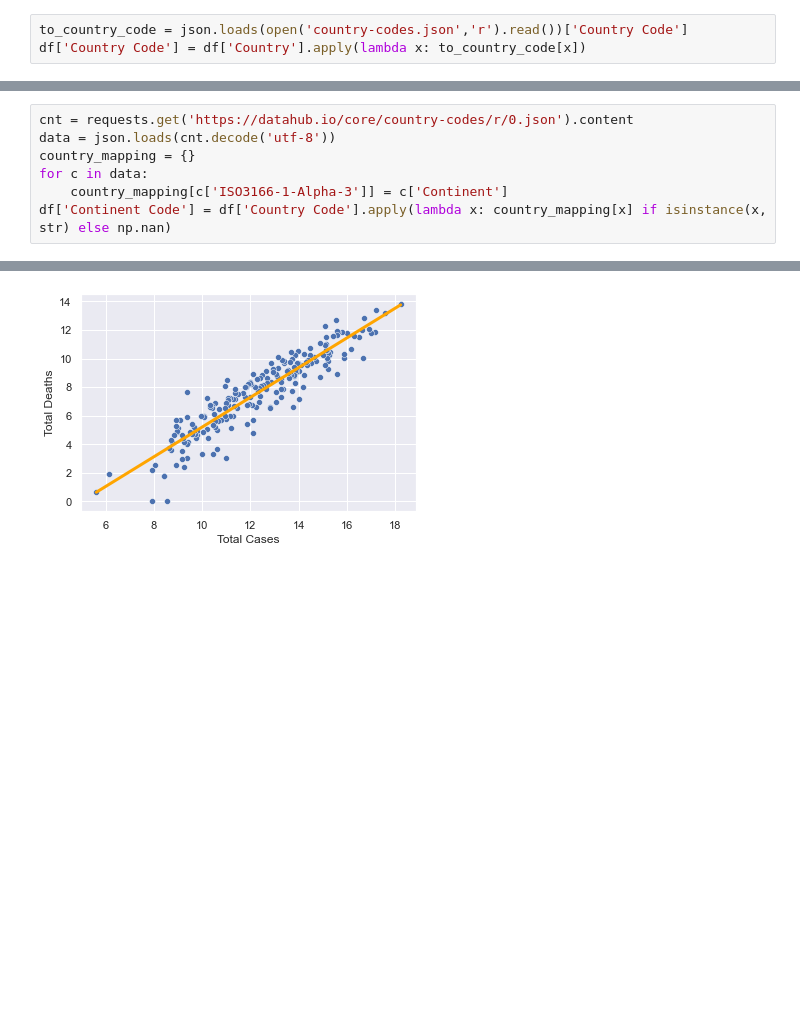
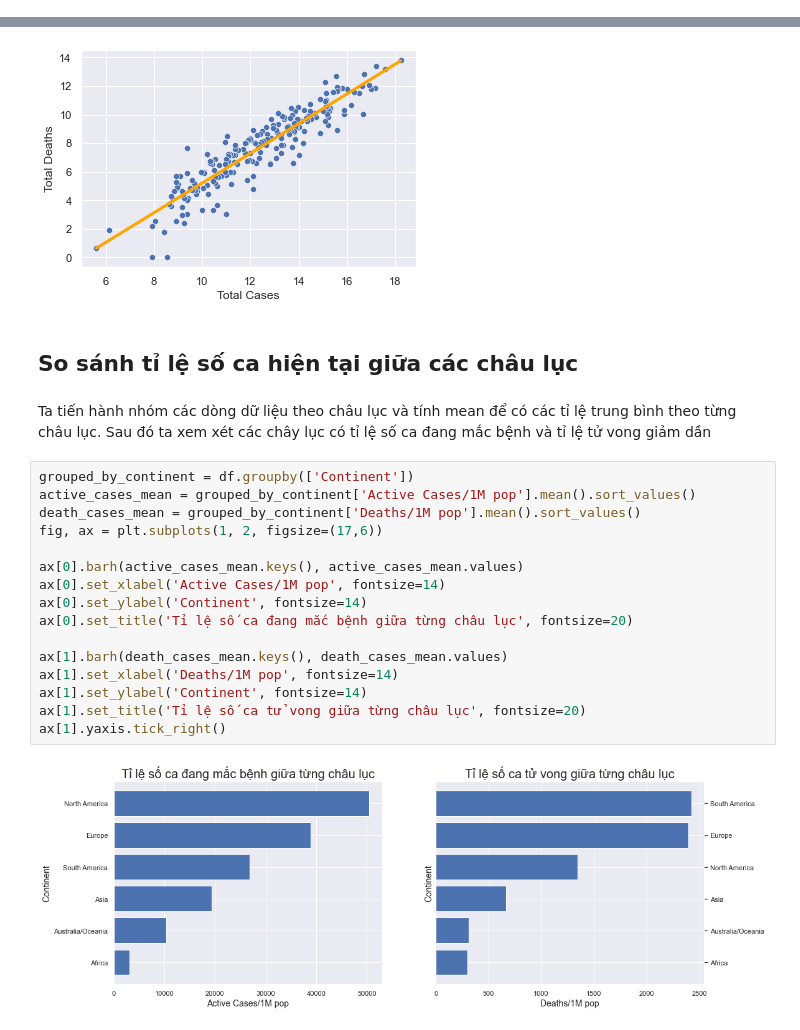
Before and after one commit to singsinghai/Lab01_Data_visual, a Jupyter notebook: Hai.ipynb, the cells around one changed output, grey strips where cells are left out. Saved outputs shown, nothing was run; the diff lists cells and outputs as text; blank space fills up the shorter version.

Commit message:
Finish commentation on each visualization

```diff
--- a/Hai.ipynb
+++ b/Hai.ipynb
@@ -76,3 +77,0 @@ sns.heatmap(corr, annot=True)
-# %%
-to_country_code = json.loads(open('country-codes.json','r').read())['Country Code']
-df['Country Code'] = df['Country'].apply(lambda x: to_country_code[x])
@@ -81,7 +77,0 @@ df['Country Code'] = df['Country'].apply(lambda x: to_country_code[x])
-# %%
-cnt = requests.get('https://datahub.io/core/country-codes/r/0.json').content
-data = json.loads(cnt.decode('utf-8'))
-country_mapping = {}
-for c in data:
-    country_mapping[c['ISO3166-1-Alpha-3']] = c['Continent']
-df['Continent Code'] = df['Country Code'].apply(lambda x: country_mapping[x] if isinstance(x, str) else np.nan)
@@ -143,3 +123,25 @@ Có vẻ như một quốc gia có tỉ lệ mắc trên tổng dân số càng
 scatter_with_regression_plot(np.log(df['Total Cases']), np.log(df['Total Deaths']))
 # %% [output]
 [figure]
+# %% [markdown]
+## So sánh tỉ lệ số ca hiện tại giữa các châu lục ##
+# %% [markdown]
+Ta tiến hành nhóm các dòng dữ liệu theo châu lục và tính mean để có các tỉ lệ trung bình theo từng châu lục. Sau đó ta xem xét các chây lục có tỉ lệ số ca đang mắc bệnh và tỉ lệ tử vong giảm dần
+# %%
+grouped_by_continent = df.groupby(['Continent'])
+active_cases_mean = grouped_by_continent['Active Cases/1M pop'].mean().sort_values()
+death_cases_mean = grouped_by_continent['Deaths/1M pop'].mean().sort_values()
+fig, ax = plt.subplots(1, 2, figsize=(17,6))
+
+ax[0].barh(active_cases_mean.keys(), active_cases_mean.values)
+ax[0].set_xlabel('Active Cases/1M pop', fontsize=14)
+ax[0].set_ylabel('Continent', fontsize=14)
+ax[0].set_title('Tỉ lệ số ca đang mắc bệnh giữa từng châu lục', fontsize=20)
+
+ax[1].barh(death_cases_mean.keys(), death_cases_mean.values)
+ax[1].set_xlabel('Deaths/1M pop', fontsize=14)
+ax[1].set_ylabel('Continent', fontsize=14)
+ax[1].set_title('Tỉ lệ số ca tử vong giữa từng châu lục', fontsize=20)
+ax[1].yaxis.tick_right()
+# %% [output]
+[figure, added]
```
Also changed, not shown: parts of 11 cells of this notebook.
